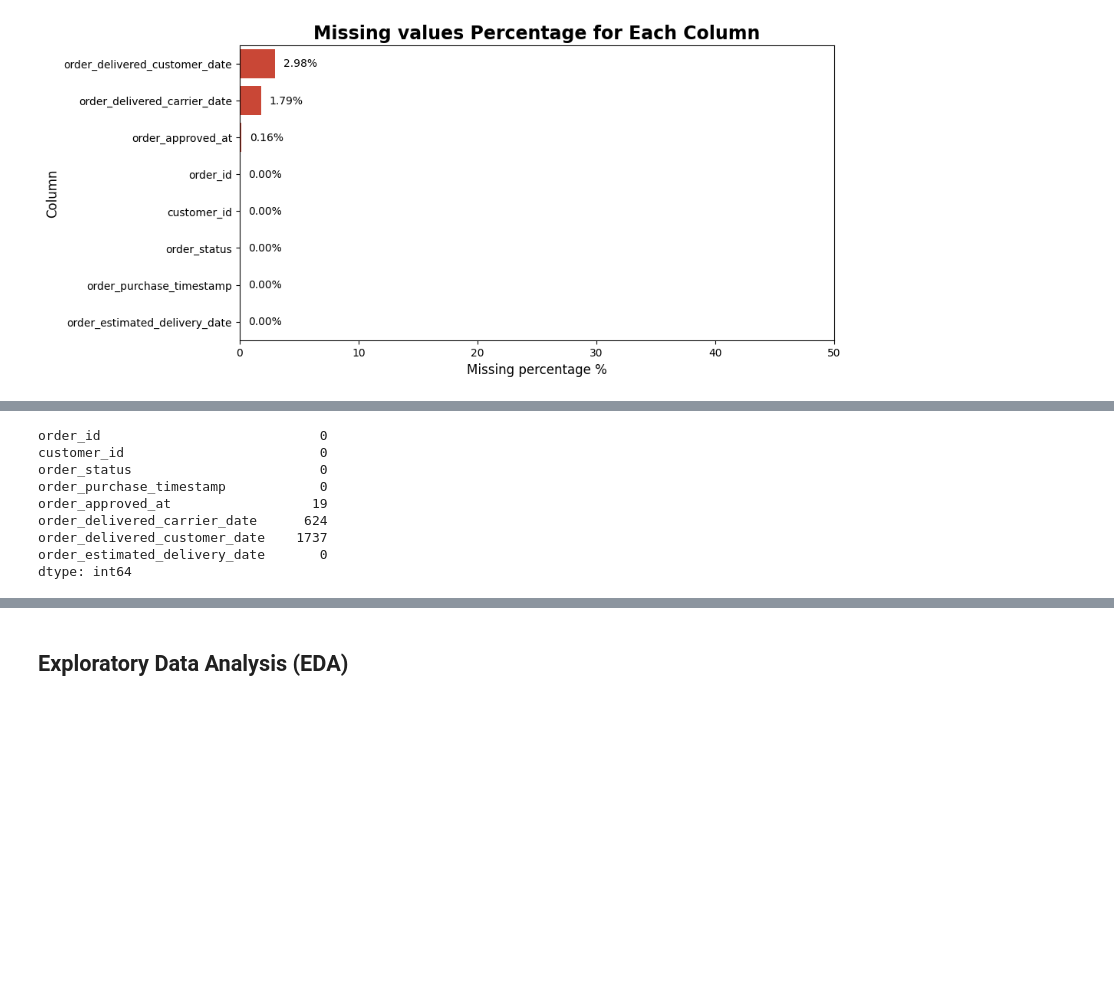
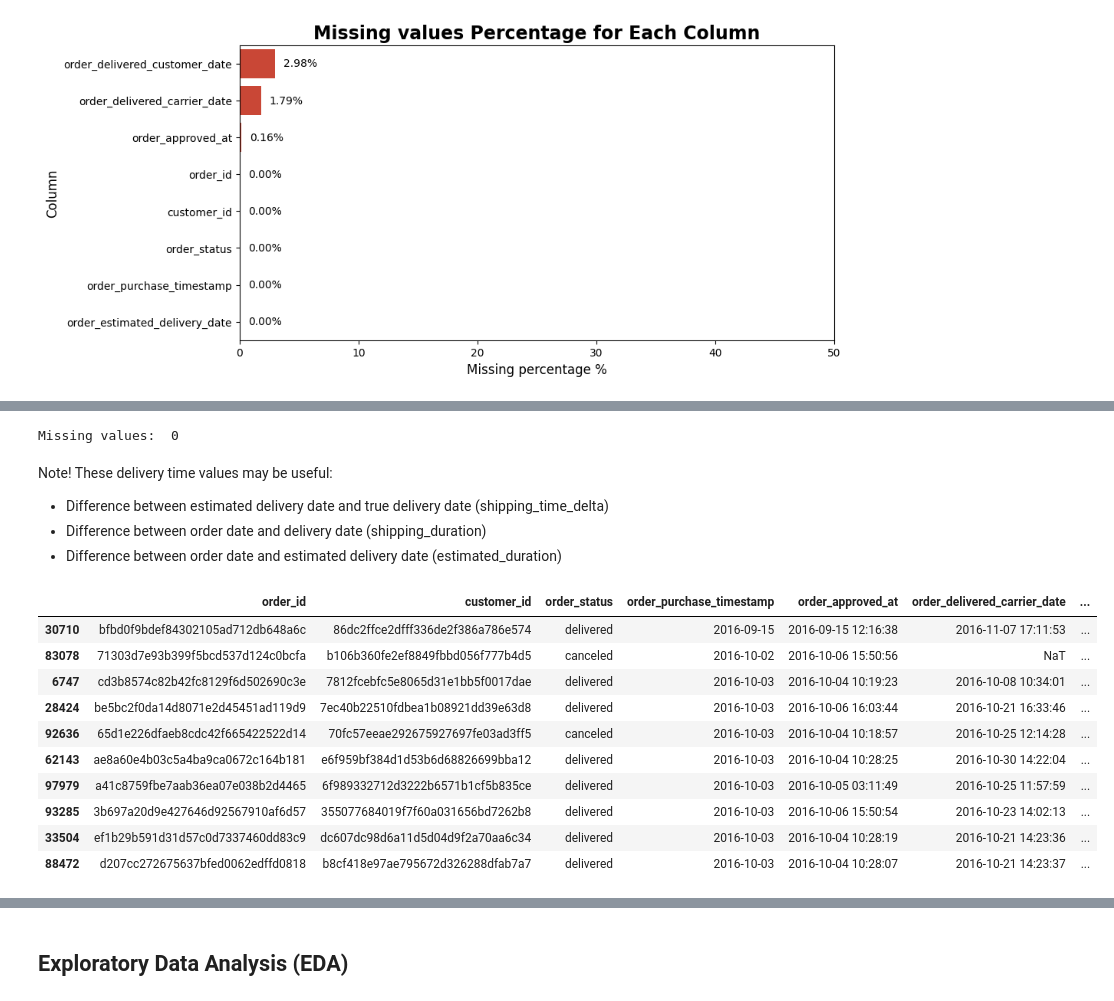
Before and after one commit to stefansphtr/Data-Analytics-Brazilian-Ecommerce, a Jupyter notebook: notebook.ipynb, the cells around one changed output, grey strips where cells are left out. Drawn from its saved outputs; the diff is of its cells as text; code cells hidden in the pictures; blank space fills up the shorter version.

Commit message:
refactor(data-cleaning): resolve missing value and data type issues in orders table

```diff
--- a/notebook.ipynb
+++ b/notebook.ipynb
@@ -708,13 +724,65 @@ dtype: int64
-# %%
-# Filter out missing value where order_status is not in 'canceled' and 'unavailable'
-orders_df[~orders_df["order_status"].isin(["canceled", "unavailable"])].isnull().sum()
-# %% [output]
-order_id                            0
-customer_id                         0
-order_status                        0
-order_purchase_timestamp            0
-order_approved_at                  19
-order_delivered_carrier_date      624
-order_delivered_customer_date    1737
-order_estimated_delivery_date       0
-dtype: int64
+# %%
+# Substitute the missing values with the previous values (forward fill):
+orders_df["order_delivered_customer_date"] = orders_df[
+    "order_delivered_customer_date"
+].ffill()
+
+# Check the missing values again
+print("Missing values: ", orders_df["order_delivered_customer_date"].isnull().sum())
+# %% [output]
+Missing values:  0
+# %%
+# A column with ordinal order dates will also be included. This numerical format will ease further tasks.
+# Adding a column with ordinal order dates
+orders_df["date_ordinal"] = orders_df["order_purchase_timestamp"].apply(
+    lambda date: date.toordinal()
+)
+# %% [markdown]
+Note!
+These delivery time values may be useful:
+
+- Difference between estimated delivery date and true delivery date (shipping_time_delta)
+- Difference between order date and delivery date (shipping_duration)
+- Difference between order date and estimated delivery date (estimated_duration)
+# %%
+# Convert columns to date time
+orders_df["order_estimated_delivery_date"] = pd.to_datetime(
+    orders_df["order_estimated_delivery_date"]
+)
+orders_df["order_delivered_customer_date"] = pd.to_datetime(
+    orders_df["order_delivered_customer_date"]
+)
+orders_df["order_purchase_timestamp"] = pd.to_datetime(
+    orders_df["order_purchase_timestamp"]
+)
+
+
+# Create shipping time column, which is the difference between the order estimated delivery date and the order delivered customer date
+orders_df["shipping_time"] = (
+    orders_df["order_estimated_delivery_date"]
+    - orders_df["order_delivered_customer_date"]
+)
+
+# Create shipping duration column, which is the difference between the order delivered customer date and the order purchase timestamp
+orders_df["shipping_duration"] = (
+    orders_df["order_delivered_customer_date"] - orders_df["order_purchase_timestamp"]
+)
+
+# Create estimated duration column, which is the difference between the order estimated delivery date and the order purchase timestamp
+orders_df["estimated_duration"] = (
+    orders_df["order_estimated_delivery_date"] - orders_df["order_purchase_timestamp"]
+)
+# %%
+orders_df.head(10)
+# %% [output]
+|  | order_id | customer_id | order_status | order_purchase_timestamp | order_approved_at | order_delivered_carrier_date | ... |
+| 30710 | bfbd0f9bdef84302105ad712db648a6c | 86dc2ffce2dfff336de2f386a786e574 | delivered | 2016-09-15 | 2016-09-15 12:16:38 | 2016-11-07 17:11:53 | ... |
+| 83078 | 71303d7e93b399f5bcd537d124c0bcfa | b106b360fe2ef8849fbbd056f777b4d5 | canceled | 2016-10-02 | 2016-10-06 15:50:56 | NaT | ... |
+| 6747 | cd3b8574c82b42fc8129f6d502690c3e | 7812fcebfc5e8065d31e1bb5f0017dae | delivered | 2016-10-03 | 2016-10-04 10:19:23 | 2016-10-08 10:34:01 | ... |
+| 28424 | be5bc2f0da14d8071e2d45451ad119d9 | 7ec40b22510fdbea1b08921dd39e63d8 | delivered | 2016-10-03 | 2016-10-06 16:03:44 | 2016-10-21 16:33:46 | ... |
+| 92636 | 65d1e226dfaeb8cdc42f665422522d14 | 70fc57eeae292675927697fe03ad3ff5 | canceled | 2016-10-03 | 2016-10-04 10:18:57 | 2016-10-25 12:14:28 | ... |
+| 62143 | ae8a60e4b03c5a4ba9ca0672c164b181 | e6f959bf384d1d53b6d68826699bba12 | delivered | 2016-10-03 | 2016-10-04 10:28:25 | 2016-10-30 14:22:04 | ... |
+| 97979 | a41c8759fbe7aab36ea07e038b2d4465 | 6f989332712d3222b6571b1cf5b835ce | delivered | 2016-10-03 | 2016-10-05 03:11:49 | 2016-10-25 11:57:59 | ... |
+| 93285 | 3b697a20d9e427646d92567910af6d57 | 355077684019f7f60a031656bd7262b8 | delivered | 2016-10-03 | 2016-10-06 15:50:54 | 2016-10-23 14:02:13 | ... |
+| 33504 | ef1b29b591d31d57c0d7337460dd83c9 | dc607dc98d6a11d5d04d9f2a70aa6c34 | delivered | 2016-10-03 | 2016-10-04 10:28:19 | 2016-10-21 14:23:36 | ... |
+| 88472 | d207cc272675637bfed0062edffd0818 | b8cf418e97ae795672d326288dfab7a7 | delivered | 2016-10-03 | 2016-10-04 10:28:07 | 2016-10-21 14:23:37 | ... |
```
Also changed, not shown: parts of 13 cells of this notebook.
